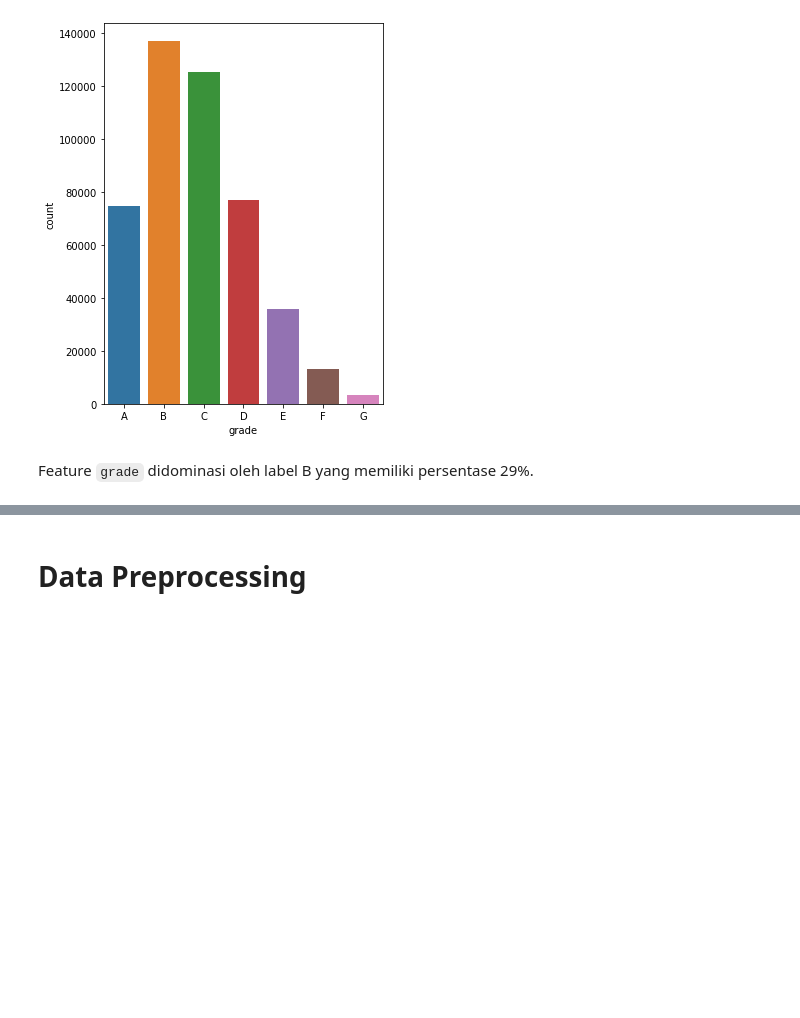
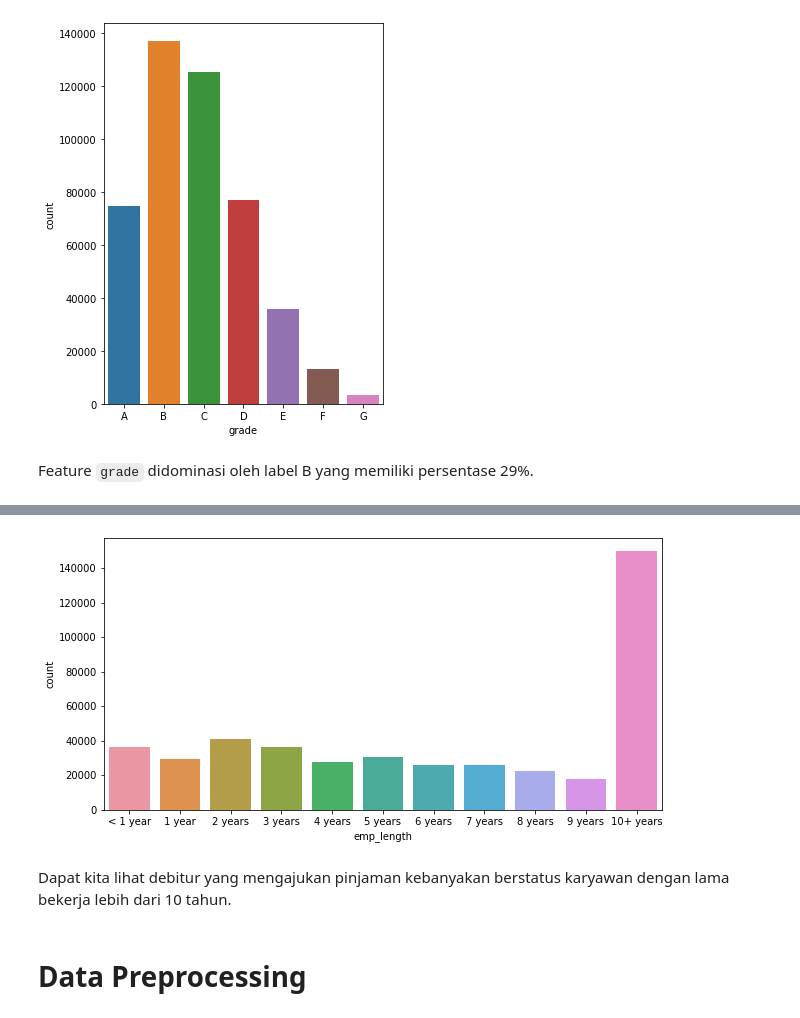
Before and after one commit to bayubagusbagaswara/CreditRiskPrediction, a Jupyter notebook: CreditRiskPrediction.ipynb, the cells around one changed output, grey strips where cells are left out. Drawn from its saved outputs; the diff is of its cells as text; code cells hidden in the pictures; blank space fills up the shorter version.

Commit message:
feature emp_length

```diff
--- a/CreditRiskPrediction.ipynb
+++ b/CreditRiskPrediction.ipynb
@@ -503,3 +524,12 @@ Feature `grade` didominasi oleh label B yang memiliki persentase 29%.
+# %%
+# plot feature emp_length
+plt.figure(figsize=(10,5))
+sns.countplot(x=data['emp_length'])
+plt.show()
+# %% [output]
+[figure, added]
+# %% [markdown]
+Dapat kita lihat debitur yang mengajukan pinjaman kebanyakan berstatus karyawan dengan lama bekerja lebih dari 10 tahun.
 # %% [markdown]
 # Data Preprocessing
 # %% [markdown]
```
Also changed, not shown: parts of 2 cells of this notebook.
